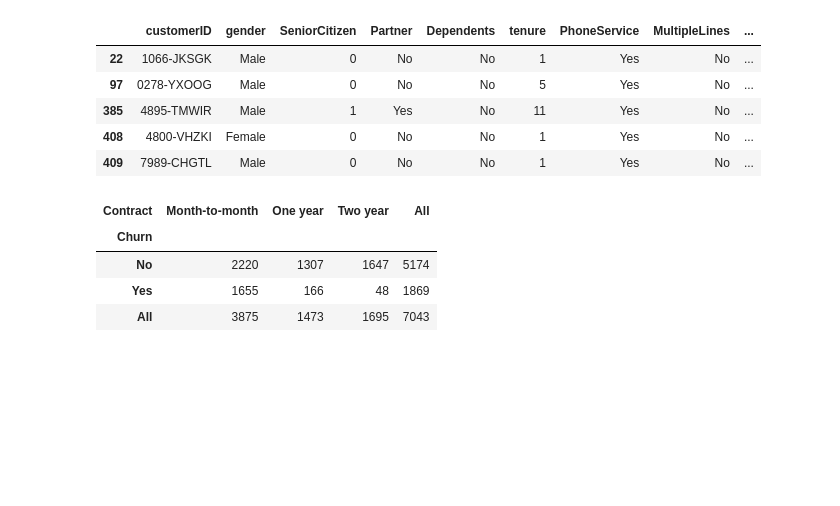
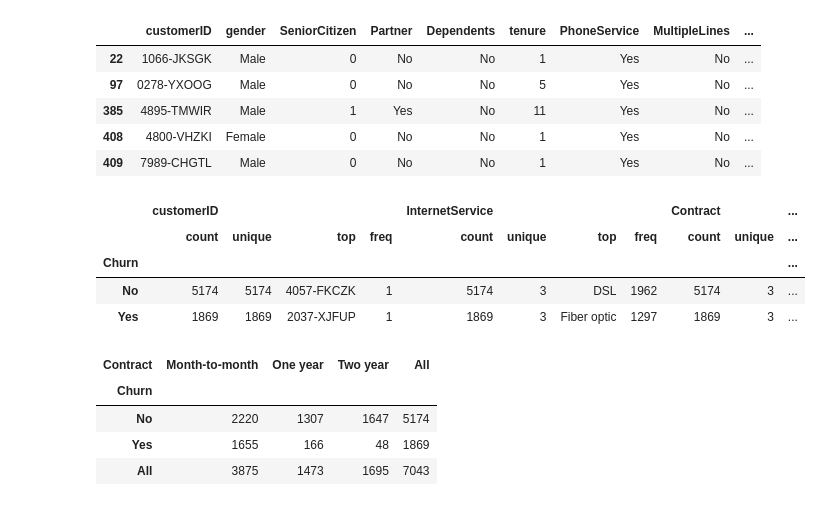
Before and after one commit to greatgomer/Task1_Pandas, a Jupyter notebook: ROONYX_Test.ipynb, the cells around one changed output. Cells and saved outputs as stored; diff of their text form; code cells hidden in the pictures; blank space fills up the shorter version.

```diff
--- a/ROONYX_Test.ipynb
+++ b/ROONYX_Test.ipynb
@@ -93,6 +115,16 @@ df.sort_values(by=['Contract', 'Churn', 'InternetService'],
 | 385 | 4895-TMWIR | Male | 1 | Yes | No | 11 | Yes | No | ... |
 | 408 | 4800-VHZKI | Female | 0 | No | No | 1 | Yes | No | ... |
 | 409 | 7989-CHGTL | Male | 0 | No | No | 1 | Yes | No | ... |
+# %%
+columns_to_show = ['customerID', 'InternetService', 'Contract']
+df2 = df.groupby(['Churn'])[columns_to_show].describe(percentiles=[])
+df2
+# %% [output]
+|  | customerID |  |  |  | InternetService |  |  |  | Contract |  | ... |
+|  | count | unique | top | freq | count | unique | top | freq | count | unique | ... |
+| Churn |  |  |  |  |  |  |  |  |  |  | ... |
+| No | 5174 | 5174 | 4057-FKCZK | 1 | 5174 | 3 | DSL | 1962 | 5174 | 3 | ... |
+| Yes | 1869 | 1869 | 2037-XJFUP | 1 | 1869 | 3 | Fiber optic | 1297 | 1869 | 3 | ... |
 # %%
 pd.crosstab(df['Churn'], df['Contract'], margins=True)
 # %% [output]
```
Also changed, not shown: parts of 3 cells of this notebook.
